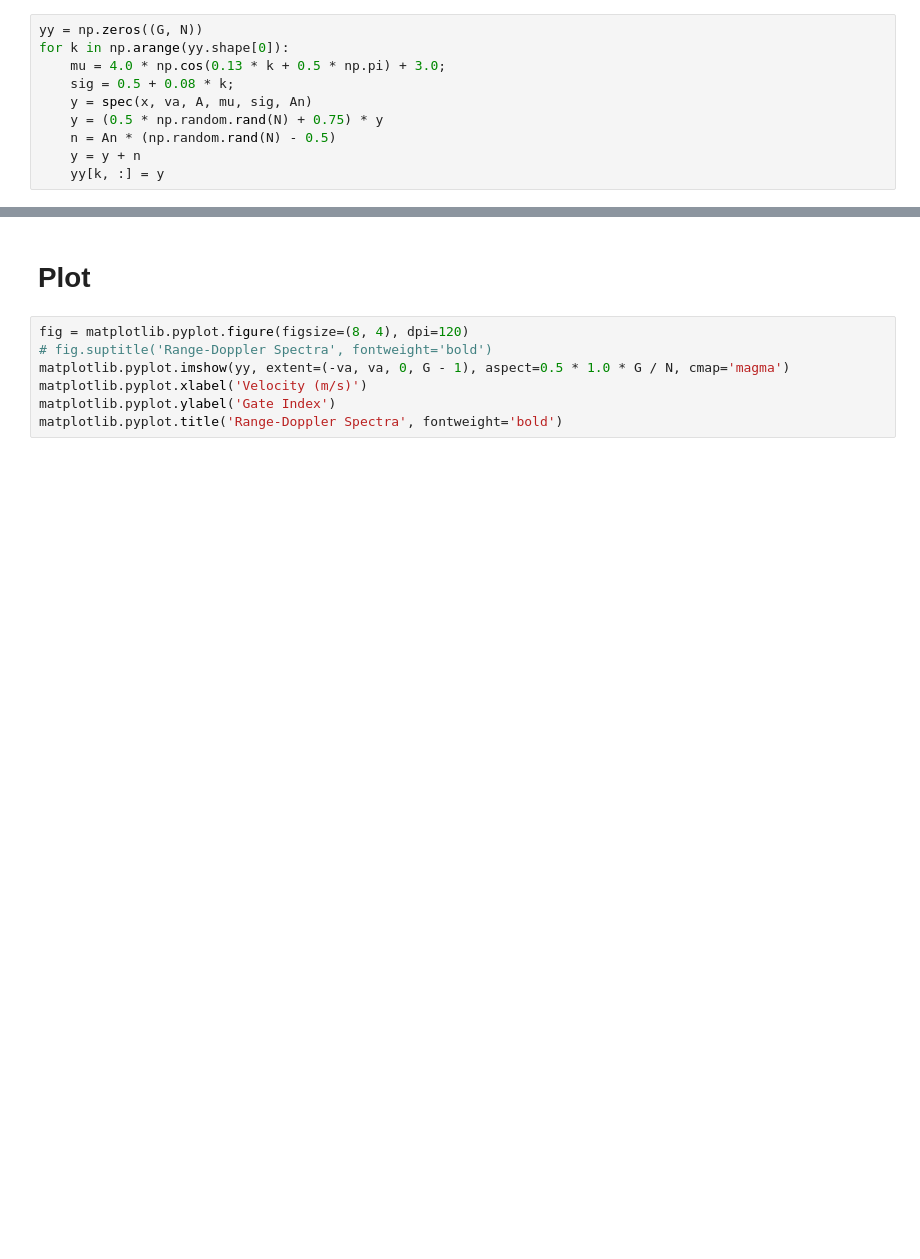
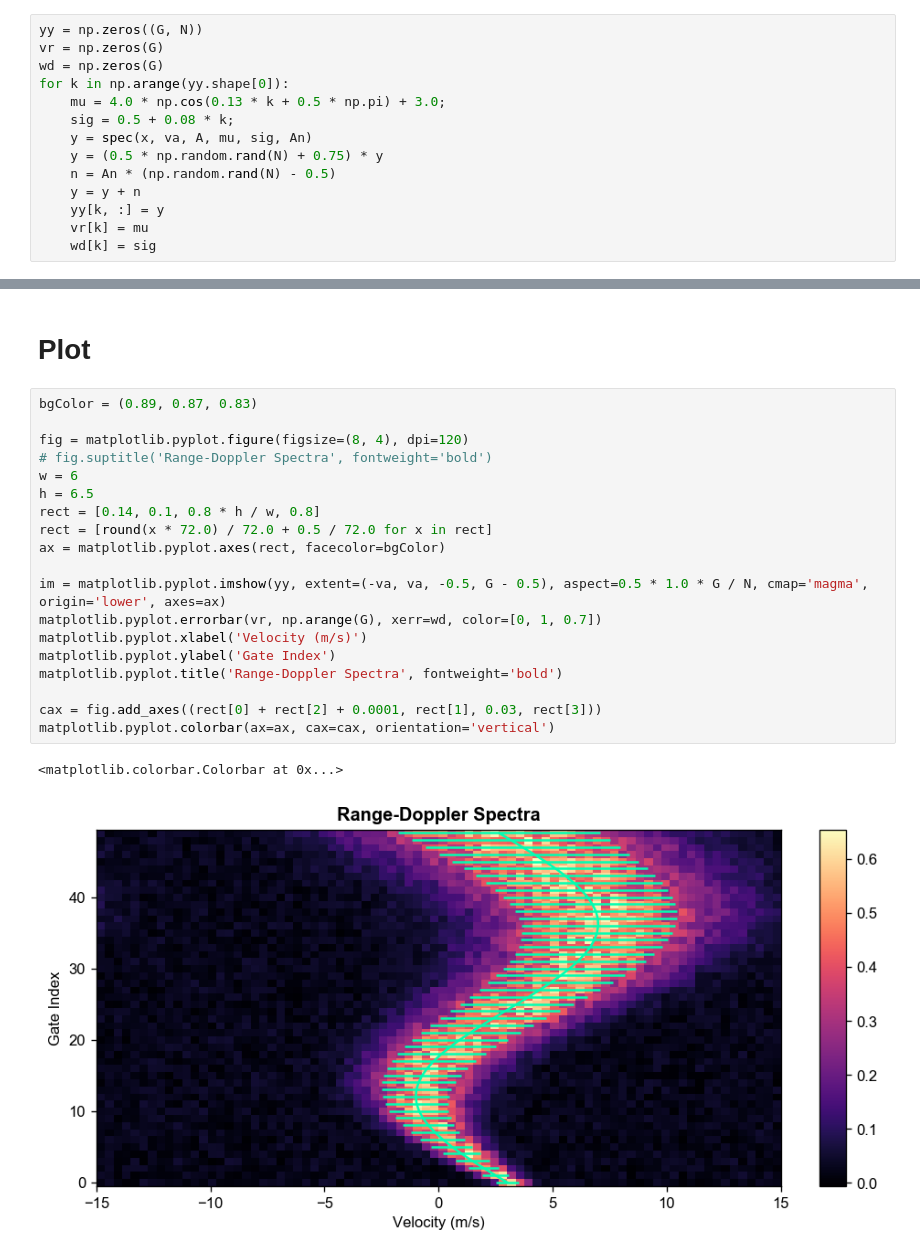
Before and after one commit to OURadar/RadarKit, a Jupyter notebook: python/Ray Gaussian Fit.ipynb, the cells around one changed output, grey strips where cells are left out. Cells and saved outputs as stored; diff of their text form; blank space fills up the shorter version.

```diff
--- a/python/Ray Gaussian Fit.ipynb
+++ b/python/Ray Gaussian Fit.ipynb
@@ -26,6 +26,8 @@ sig = 5
 An = 0.1 * A
 # %%
 yy = np.zeros((G, N))
+vr = np.zeros(G)
+wd = np.zeros(G)
 for k in np.arange(yy.shape[0]):
     mu = 4.0 * np.cos(0.13 * k + 0.5 * np.pi) + 3.0;
     sig = 0.5 + 0.08 * k;
@@ -34,3 +36,5 @@ for k in np.arange(yy.shape[0]):
     n = An * (np.random.rand(N) - 0.5)
     y = y + n
     yy[k, :] = y
+    vr[k] = mu
+    wd[k] = sig
@@ -37,9 +45,24 @@ for k in np.arange(yy.shape[0]):
 # %% [markdown]
 # Plot
 # %%
+bgColor = (0.89, 0.87, 0.83)
+
 fig = matplotlib.pyplot.figure(figsize=(8, 4), dpi=120)
 # fig.suptitle('Range-Doppler Spectra', fontweight='bold')
-matplotlib.pyplot.imshow(yy, extent=(-va, va, 0, G - 1), aspect=0.5 * 1.0 * G / N, cmap='magma')
+w = 6
+h = 6.5
+rect = [0.14, 0.1, 0.8 * h / w, 0.8]
+rect = [round(x * 72.0) / 72.0 + 0.5 / 72.0 for x in rect]
+ax = matplotlib.pyplot.axes(rect, facecolor=bgColor)
+
+im = matplotlib.pyplot.imshow(yy, extent=(-va, va, -0.5, G - 0.5), aspect=0.5 * 1.0 * G / N, cmap='magma', origin='lower', axes=ax)
+matplotlib.pyplot.errorbar(vr, np.arange(G), xerr=wd, color=[0, 1, 0.7])
 matplotlib.pyplot.xlabel('Velocity (m/s)')
 matplotlib.pyplot.ylabel('Gate Index')
 matplotlib.pyplot.title('Range-Doppler Spectra', fontweight='bold')
+
+cax = fig.add_axes((rect[0] + rect[2] + 0.0001, rect[1], 0.03, rect[3]))
+matplotlib.pyplot.colorbar(ax=ax, cax=cax, orientation='vertical')
+# %% [output]
+<matplotlib.colorbar.Colorbar at 0x...>
+[figure, added]
```
Also changed, not shown: parts of 1 cell of this notebook.
